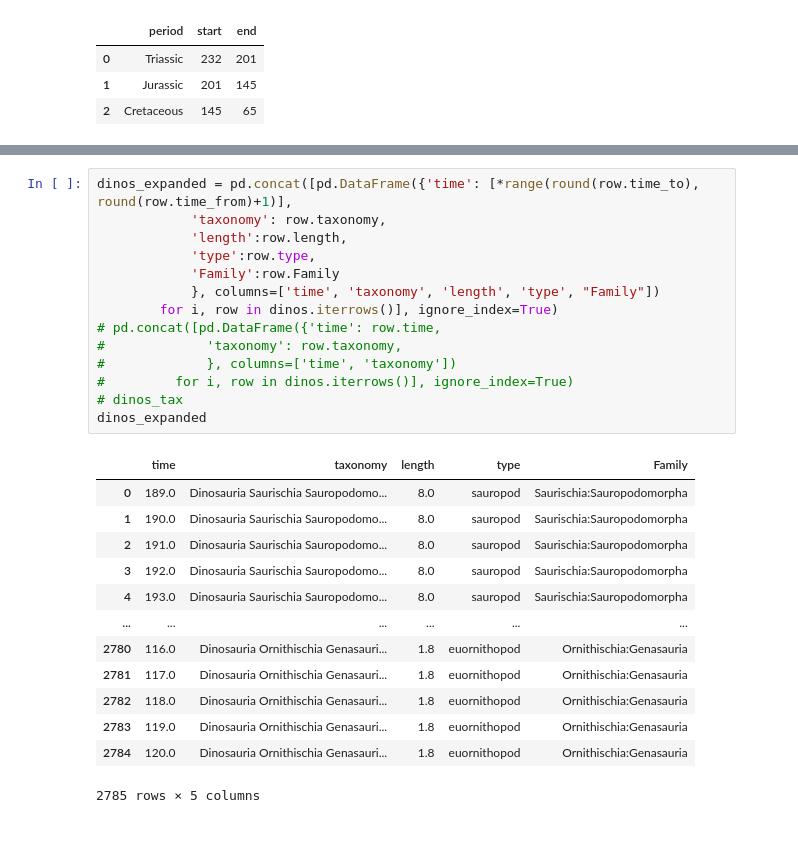
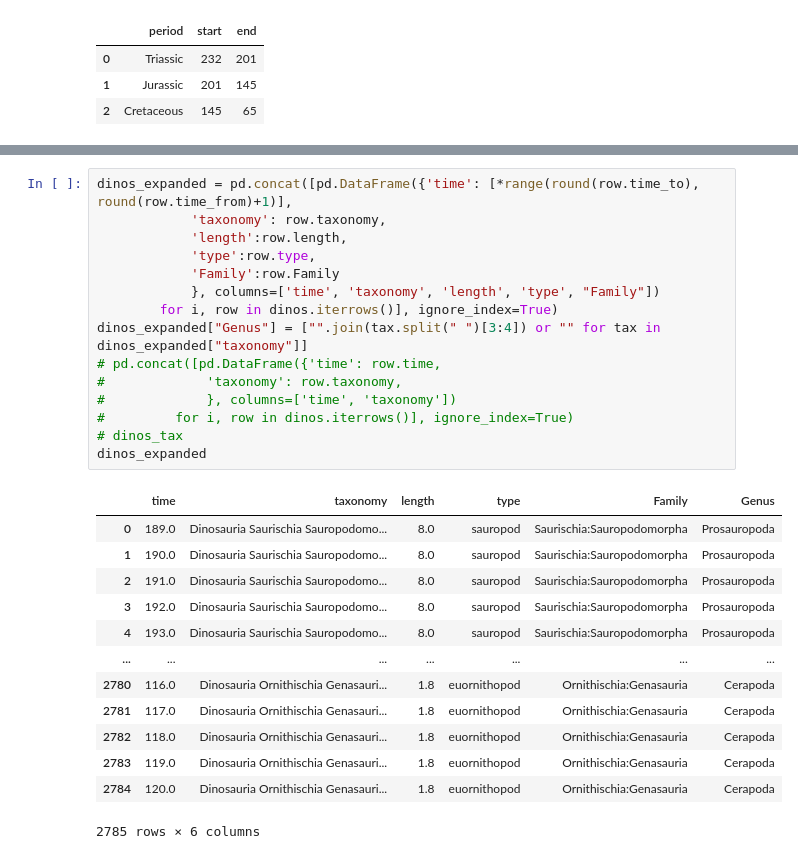
Before and after one commit to ostapdyg/Dinos, a Jupyter notebook: proj.ipynb, the cells around one changed output, grey strips where cells are left out. Cells and saved outputs as stored; diff of their text form.

```diff
--- a/proj.ipynb
+++ b/proj.ipynb
@@ -96,31 +98,32 @@ alt.Chart(dinos).transform_density(
 # %%
 dinos_expanded = pd.concat([pd.DataFrame({'time': [*range(round(row.time_to), round(row.time_from)+1)],
             'taxonomy': row.taxonomy,
             'length':row.length,
             'type':row.type,
             'Family':row.Family
             }, columns=['time', 'taxonomy', 'length', 'type', "Family"])
         for i, row in dinos.iterrows()], ignore_index=True)
+dinos_expanded["Genus"] = ["".join(tax.split(" ")[3:4]) or "" for tax in dinos_expanded["taxonomy"]]
 # pd.concat([pd.DataFrame({'time': row.time,
 #             'taxonomy': row.taxonomy,
 #             }, columns=['time', 'taxonomy'])
 #         for i, row in dinos.iterrows()], ignore_index=True)
 # dinos_tax
 dinos_expanded
 # %% [output]
-|  | time | taxonomy | length | type | Family |
-| 0 | 189.0 | Dinosauria Saurischia Sauropodomo... | 8.0 | sauropod | Saurischia:Sauropodomorpha |
-| 1 | 190.0 | Dinosauria Saurischia Sauropodomo... | 8.0 | sauropod | Saurischia:Sauropodomorpha |
-| 2 | 191.0 | Dinosauria Saurischia Sauropodomo... | 8.0 | sauropod | Saurischia:Sauropodomorpha |
-| 3 | 192.0 | Dinosauria Saurischia Sauropodomo... | 8.0 | sauropod | Saurischia:Sauropodomorpha |
-| 4 | 193.0 | Dinosauria Saurischia Sauropodomo... | 8.0 | sauropod | Saurischia:Sauropodomorpha |
-| ... | ... | ... | ... | ... | ... |
-| 2780 | 116.0 | Dinosauria Ornithischia Genasauri... | 1.8 | euornithopod | Ornithischia:Genasauria |
-| 2781 | 117.0 | Dinosauria Ornithischia Genasauri... | 1.8 | euornithopod | Ornithischia:Genasauria |
-| 2782 | 118.0 | Dinosauria Ornithischia Genasauri... | 1.8 | euornithopod | Ornithischia:Genasauria |
-| 2783 | 119.0 | Dinosauria Ornithischia Genasauri... | 1.8 | euornithopod | Ornithischia:Genasauria |
-| 2784 | 120.0 | Dinosauria Ornithischia Genasauri... | 1.8 | euornithopod | Ornithischia:Genasauria |
+|  | time | taxonomy | length | type | Family | Genus |
+| 0 | 189.0 | Dinosauria Saurischia Sauropodomo... | 8.0 | sauropod | Saurischia:Sauropodomorpha | Prosauropoda |
+| 1 | 190.0 | Dinosauria Saurischia Sauropodomo... | 8.0 | sauropod | Saurischia:Sauropodomorpha | Prosauropoda |
+| 2 | 191.0 | Dinosauria Saurischia Sauropodomo... | 8.0 | sauropod | Saurischia:Sauropodomorpha | Prosauropoda |
+| 3 | 192.0 | Dinosauria Saurischia Sauropodomo... | 8.0 | sauropod | Saurischia:Sauropodomorpha | Prosauropoda |
+| 4 | 193.0 | Dinosauria Saurischia Sauropodomo... | 8.0 | sauropod | Saurischia:Sauropodomorpha | Prosauropoda |
+| ... | ... | ... | ... | ... | ... | ... |
+| 2780 | 116.0 | Dinosauria Ornithischia Genasauri... | 1.8 | euornithopod | Ornithischia:Genasauria | Cerapoda |
+| 2781 | 117.0 | Dinosauria Ornithischia Genasauri... | 1.8 | euornithopod | Ornithischia:Genasauria | Cerapoda |
+| 2782 | 118.0 | Dinosauria Ornithischia Genasauri... | 1.8 | euornithopod | Ornithischia:Genasauria | Cerapoda |
+| 2783 | 119.0 | Dinosauria Ornithischia Genasauri... | 1.8 | euornithopod | Ornithischia:Genasauria | Cerapoda |
+| 2784 | 120.0 | Dinosauria Ornithischia Genasauri... | 1.8 | euornithopod | Ornithischia:Genasauria | Cerapoda |
-2785 rows × 5 columns
+2785 rows × 6 columns
 # %%
 chart_counts = alt.Chart().transform_density(
     'time',
```
Also changed, not shown: parts of 6 cells of this notebook.
